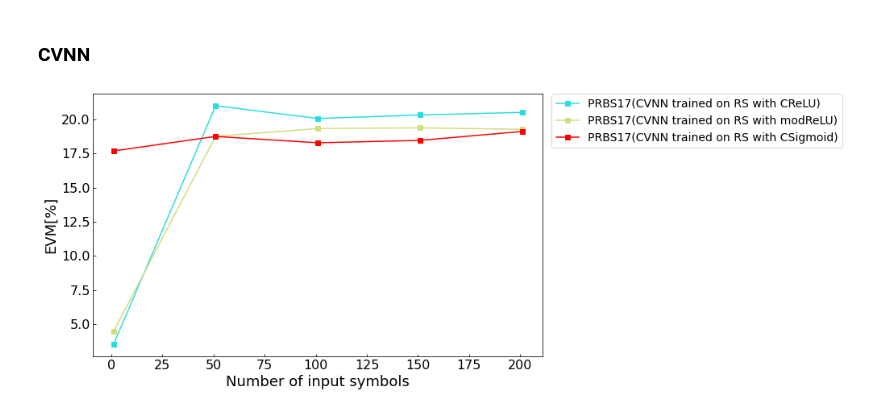
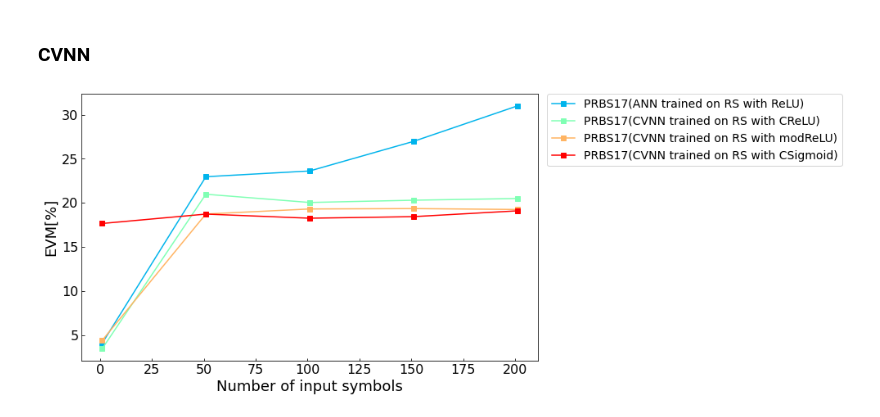
Before and after one commit to n-nooobu/masterthesis, a Jupyter notebook: src/visualization.ipynb, the cells around one changed output. Saved outputs shown, nothing was run; the diff lists cells and outputs as text; code cells hidden in the pictures.

```diff
--- a/src/visualization.ipynb
+++ b/src/visualization.ipynb
@@ -360,7 +360,7 @@ def prepare_model(model_type, tap, batch_size, neuron, epochs, lr, activation, s
 def predict_ANN(tap, batch_size, neuron, epochs, lr, activation, signal_info_model, signal_info_input, form, PdBm, Lmax):
     model, mean, std = prepare_model(model_type='ANN', tap=tap, batch_size=batch_size, neuron=neuron, epochs=epochs, lr=lr, activation=activation, signal_info=signal_info_model, form=form, PdBm=PdBm, Lmax=Lmax)
 
-    x, y = prepare_input(model_type=model_type, signal_info=signal_info_input, form=form, PdBm=PdBm, Lmax=Lmax)
+    x, y = prepare_input(model_type='ANN', signal_info=signal_info_input, form=form, PdBm=PdBm, Lmax=Lmax)
     dataset = Dataset_ANN(x=x, y=y, mean=mean, std=std)
     dataloader = data.DataLoader(dataset, batch_size=batch_size, shuffle=False)
 
@@ -376,7 +376,7 @@ def predict_ANN(tap, batch_size, neuron, epochs, lr, activation, signal_info_mod
 def predict_CVNN(tap, batch_size, neuron, epochs, lr, activation, signal_info_model, signal_info_input, form, PdBm, Lmax):
     model, mean, std = prepare_model(model_type='CVNN', tap=tap, batch_size=batch_size, neuron=neuron, epochs=epochs, lr=lr, activation=activation, signal_info=signal_info_model, form=form, PdBm=PdBm, Lmax=Lmax)
 
-    x, y = prepare_input(model_type=model_type, signal_info=signal_info_input, form=form, PdBm=PdBm, Lmax=Lmax)
+    x, y = prepare_input(model_type='CVNN', signal_info=signal_info_input, form=form, PdBm=PdBm, Lmax=Lmax)
     dataset = Dataset_CVNN(x=x, y=y, mean=mean, std=std)
     dataloader = data.DataLoader(dataset, batch_size=batch_size, shuffle=False)
 
@@ -527,12 +527,12 @@ ax.yaxis.set_tick_params(labelsize= 16, direction='in')
 # %% [markdown]
 ## 2.1 コンスタレーション
 # %%
-tap = 151
+tap = 1
 batch_size = 100
 neuron = 300
 epochs = 500
 lr = 0.001
-activation = 'CSigmoid'
+activation = 'ReLU'
 form = 'RZ16QAM'
 PdBm = 1
 Lmax = 2500
@@ -546,6 +546,6 @@ signal_info_input = {'signal_type': 'prbs', 'N': 17, 'itr': 1}
 #signal_info_input = {'signal_type': 'random', 'seed': 1234, 'bit_num': 100000}
 #signal_info_input = {'signal_type': 'image', 'target_dir': 'train_0', 'step': 10, 'image_number': '0', 'ebtb': True}
 
-nnc, y = predict_CVNN(tap, batch_size, neuron, epochs, lr, activation, signal_info_model, signal_info_input, form, PdBm, Lmax)
+nnc, y = predict_ANN(tap, batch_size, neuron, epochs, lr, activation, signal_info_model, signal_info_input, form, PdBm, Lmax)
 display_constellation(nnc, y)
 # %% [output]
@@ -758,31 +758,33 @@ signal_info_input_image0 = {'signal_type': 'image', 'target_dir': 'train_0', 'st
 signal_info_input_image1 = {'signal_type': 'image', 'target_dir': 'train_0', 'step': 10, 'image_number': '0, 1, 2, 3, 4, 5, 6, 7, 8, 9', 'ebtb': True}
 # %%
 taps = [1, 51, 101, 151, 201]
-evms = np.zeros((4, 5), dtype=float)
+evms = np.zeros((5, 5), dtype=float)
 for i, tap in enumerate(tqdm(taps)):
-    #nnc, y= predict_ANN(tap, batch_size, neuron, epochs, lr, 'ReLU', signal_info_model_random0, signal_info_model_prbs1, form, PdBm, Lmax)
+    #nnc, y= predict_ANN(tap, batch_size, neuron, epochs, lr, 'Sigmoid', signal_info_model_random0, signal_info_model_prbs1, form, PdBm, Lmax)
     #evms[0, i] = evm_score(nnc, y) * 100
+    nnc, y= predict_ANN(tap, batch_size, neuron, epochs, lr, 'ReLU', signal_info_model_random0, signal_info_model_prbs1, form, PdBm, Lmax)
+    evms[1, i] = evm_score(nnc, y) * 100
     nnc, y= predict_CVNN(tap, batch_size, neuron, epochs, lr, 'CReLU', signal_info_model_random0, signal_info_model_prbs1, form, PdBm, Lmax)
-    evms[1, i] = evm_score(nnc, y) * 100
+    evms[2, i] = evm_score(nnc, y) * 100
     nnc, y = predict_CVNN(tap, batch_size, neuron, epochs, lr, 'modReLU', signal_info_model_random0, signal_info_model_prbs1, form, PdBm, Lmax)
-    evms[2, i]= evm_score(nnc, y) * 100
+    evms[3, i]= evm_score(nnc, y) * 100
     nnc, y = predict_CVNN(tap, batch_size, neuron, epochs, lr, 'CSigmoid', signal_info_model_random0, signal_info_model_prbs1, form, PdBm, Lmax)
-    evms[3, i]= evm_score(nnc, y) * 100
+    evms[4, i]= evm_score(nnc, y) * 100
 
-cm = plt.get_cmap('rainbow', 4)
-legend = ['CReLU', 'modReLU', 'CSigmoid']
+cm = plt.get_cmap('rainbow', 5)
 fig = plt.figure(figsize=(10, 6))
 ax = fig.add_subplot(1, 1, 1)
-#ax.plot(taps, evms[0], '-s', color=[cm(0)[0], cm(0)[1], cm(0)[2]], label='PRBS17'+'(ANN trained on RS with ReLU)')
-ax.plot(taps, evms[1], '-s', color=[cm(1)[0], cm(1)[1], cm(1)[2]], label='PRBS17'+'(CVNN trained on RS with CReLU)')
-ax.plot(taps, evms[2], '-s', color=[cm(2)[0], cm(2)[1], cm(2)[2]], label='PRBS17'+'(CVNN trained on RS with modReLU)')
-ax.plot(taps, evms[3], '-s', color=[cm(3)[0], cm(3)[1], cm(3)[2]], label='PRBS17'+'(CVNN trained on RS with CSigmoid)')
+#ax.plot(taps, evms[0], '-s', color=[cm(0)[0], cm(0)[1], cm(0)[2]], label='PRBS17'+'(ANN trained on RS with Sigmoid)')
+ax.plot(taps, evms[1], '-s', color=[cm(1)[0], cm(1)[1], cm(1)[2]], label='PRBS17'+'(ANN trained on RS with ReLU)')
+ax.plot(taps, evms[2], '-s', color=[cm(2)[0], cm(2)[1], cm(2)[2]], label='PRBS17'+'(CVNN trained on RS with CReLU)')
+ax.plot(taps, evms[3], '-s', color=[cm(3)[0], cm(3)[1], cm(3)[2]], label='PRBS17'+'(CVNN trained on RS with modReLU)')
+ax.plot(taps, evms[4], '-s', color=[cm(4)[0], cm(4)[1], cm(4)[2]], label='PRBS17'+'(CVNN trained on RS with CSigmoid)')
 plt.legend(fontsize=14, bbox_to_anchor=(1.02, 1), loc='upper left', borderaxespad=0)
 plt.xlabel('Number of input symbols', fontsize=18)
 plt.ylabel('EVM[%]', fontsize=18)
 #ax.set_xlim((-110000, 110000))
 #ax.set_ylim((-110000, 110000))
 ax.xaxis.set_tick_params(labelsize= 16, direction='in')
 ax.yaxis.set_tick_params(labelsize= 16, direction='in')
 # %% [output]
-[figure, old version]
+[figure, new version]
```
Also changed, not shown: parts of 1 cell of this notebook.
